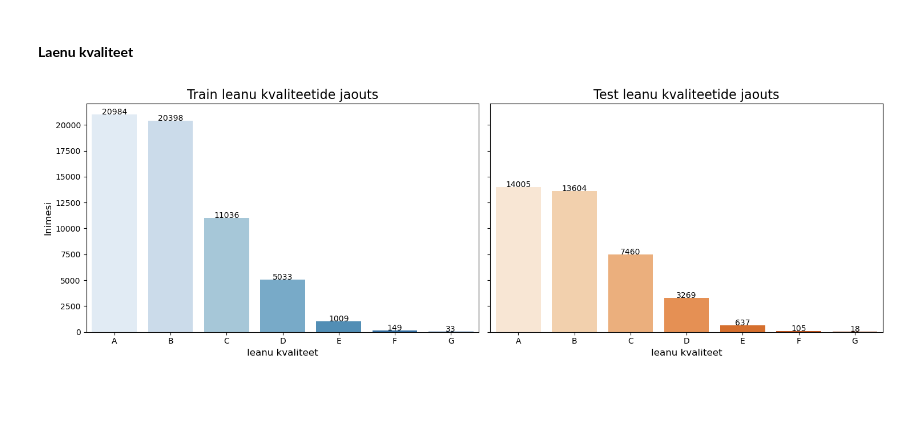
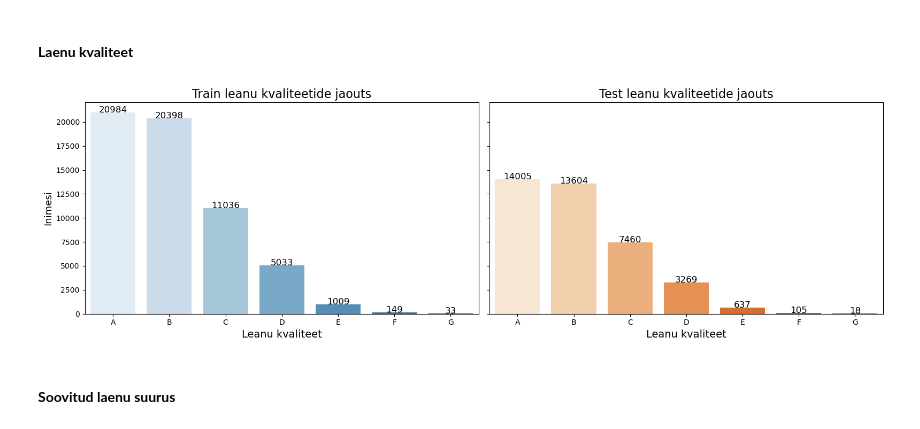
Before and after one commit to madispuu/Loan_Approval_Prediction, a Jupyter notebook: TEAM.ipynb, the cells around one changed output. Cells and saved outputs as stored; diff of their text form; code cells hidden in the pictures; blank space fills up the shorter version.

```diff
--- a/TEAM.ipynb
+++ b/TEAM.ipynb
@@ -209,26 +214,26 @@ train_counts.columns = ["home_ownership", "count"]
 test_counts.columns = ["home_ownership", "count"]
 
 # et oleks 2 kõrvuti
-fig, axes = plt.subplots(1, 2, figsize=(18, 6), sharey=True)
+fig, axes = plt.subplots(1, 2, figsize=(16, 6), sharey=True)
 
 # Train
 train_plot = sns.barplot(x="home_ownership", y="count", data=train_counts, ax=axes[0], palette="Blues", hue='home_ownership',  legend=False)
 axes[0].set_title("Train elukoha omamis liigi jaotus", fontsize=16)
-axes[0].set_xlabel("Elukoha omamise liik", fontsize=12)
-axes[0].set_ylabel("Inimesi", fontsize=12)
+axes[0].set_xlabel("Elukoha omamise liik", fontsize=14)
+axes[0].set_ylabel("Inimesi", fontsize=13)
 
 #Lisab numbrid Train andmetele
 for bar, count in zip(train_plot.patches, train_counts["count"]):
-    axes[0].text(bar.get_x() + bar.get_width() / 2, bar.get_height() + 0.5, int(count), ha='center', fontsize=10)
+    axes[0].text(bar.get_x() + bar.get_width() / 2, bar.get_height() + 0.5, int(count), ha='center', fontsize=12)
 
 # Test
 test_plot = sns.barplot(x="home_ownership", y="count", data=test_counts, ax=axes[1], palette="Oranges",  hue='home_ownership',  legend=False)
 axes[1].set_title("Test elukoha omamis liigi jaotus", fontsize=16)
-axes[1].set_xlabel("Elukoha omamise liik", fontsize=12)
+axes[1].set_xlabel("Elukoha omamise liik", fontsize=14)
 
 #Lisab numbrid Test andmetele
 for bar, count in zip(test_plot.patches, test_counts["count"]):
-    axes[1].text(bar.get_x() + bar.get_width() / 2, bar.get_height() + 0.5, int(count), ha='center', fontsize=10)
+    axes[1].text(bar.get_x() + bar.get_width() / 2, bar.get_height() + 0.5, int(count), ha='center', fontsize=12)
 
 
 plt.tight_layout()
@@ -308,22 +313,22 @@ fig, axes = plt.subplots(1, 2, figsize=(20, 6), sharey=True)
 
 # Train
 train_plot = sns.barplot(x="loan_intent", y="count", data=train_counts, ax=axes[0], palette="Blues", hue='loan_intent',  legend=False)
-axes[0].set_title("Train, Mille jaoks laenu kasutatakse?", fontsize=16)
-axes[0].set_xlabel("Laenu kasutatakse", fontsize=14)
-axes[0].set_ylabel("Inimesi", fontsize=14)
+axes[0].set_title("Train, Mille jaoks laenu kasutatakse?", fontsize=20)
+axes[0].set_xlabel("Laenu kasutatakse", fontsize=18)
+axes[0].set_ylabel("Inimesi", fontsize=16)
 
 #Lisab numbrid Train andmetele
 for bar, count in zip(train_plot.patches, train_counts["count"]):
-    axes[0].text(bar.get_x() + bar.get_width() / 2, bar.get_height() + 0.5, int(count), ha='center', fontsize=10)
+    axes[0].text(bar.get_x() + bar.get_width() / 2, bar.get_height() + 0.5, int(count), ha='center', fontsize=12)
 
 # Test
 test_plot = sns.barplot(x="loan_intent", y="count", data=test_counts, ax=axes[1], palette="Oranges",  hue='loan_intent',  legend=False)
-axes[1].set_title("Test, Mille jaoks laenu kasutatakse?", fontsize=16)
-axes[1].set_xlabel("Laenu kasutatakse", fontsize=14)
+axes[1].set_title("Test, Mille jaoks laenu kasutatakse?", fontsize=20)
+axes[1].set_xlabel("Laenu kasutatakse", fontsize=18)
 
 #Lisab numbrid Test andmetele
 for bar, count in zip(test_plot.patches, test_counts["count"]):
-    axes[1].text(bar.get_x() + bar.get_width() / 2, bar.get_height() + 0.5, int(count), ha='center', fontsize=10)
+    axes[1].text(bar.get_x() + bar.get_width() / 2, bar.get_height() + 0.5, int(count), ha='center', fontsize=12)
 
 
 plt.tight_layout()
@@ -335,35 +340,36 @@ plt.show()
 # %%
 train_counts = df_train["loan_grade"].value_counts().reset_index()
 test_counts = df_test["loan_grade"].value_counts().reset_index()
 train_counts.columns = ["loan_grade", "count"]
 test_counts.columns = ["loan_grade", "count"]
 
 # et oleks 2 kõrvuti
-fig, axes = plt.subplots(1, 2, figsize=(15, 5), sharey=True)
-
+fig, axes = plt.subplots(1, 2, figsize=(16, 5), sharey=True)
 
 
 # Train
 train_plot = sns.barplot(x="loan_grade", y="count", data=train_counts, ax=axes[0], palette="Blues", hue='loan_grade',  legend=False)
 axes[0].set_title("Train leanu kvaliteetide jaouts", fontsize=16)
-axes[0].set_xlabel("leanu kvaliteet", fontsize=12)
-axes[0].set_ylabel("Inimesi", fontsize=12)
+axes[0].set_xlabel("Leanu kvaliteet", fontsize=14)
+axes[0].set_ylabel("Inimesi", fontsize=13)
 
 #Lisab numbrid Train andmetele
 for bar, count in zip(train_plot.patches, train_counts["count"]):
-    axes[0].text(bar.get_x() + bar.get_width() / 2, bar.get_height() + 0.5, int(count), ha='center', fontsize=10)
+    axes[0].text(bar.get_x() + bar.get_width() / 2, bar.get_height() + 0.5, int(count), ha='center', fontsize=12)
 
 # Test
 test_plot = sns.barplot(x="loan_grade", y="count", data=test_counts, ax=axes[1], palette="Oranges",  hue='loan_grade',  legend=False)
 axes[1].set_title("Test leanu kvaliteetide jaouts", fontsize=16)
-axes[1].set_xlabel("leanu kvaliteet", fontsize=12)
+axes[1].set_xlabel("Leanu kvaliteet", fontsize=14)
 
 #Lisab numbrid Test andmetele
 for bar, count in zip(test_plot.patches, test_counts["count"]):
-    axes[1].text(bar.get_x() + bar.get_width() / 2, bar.get_height() + 0.5, int(count), ha='center', fontsize=10)
+    axes[1].text(bar.get_x() + bar.get_width() / 2, bar.get_height() + 0.5, int(count), ha='center', fontsize=12)
 
 
 plt.tight_layout()
 plt.show()
 # %% [output]
-[figure, old version]
+[figure, new version]
+# %% [markdown]
+#### **Soovitud laenu suurus**
```
Also changed, not shown: parts of 19 cells of this notebook.
